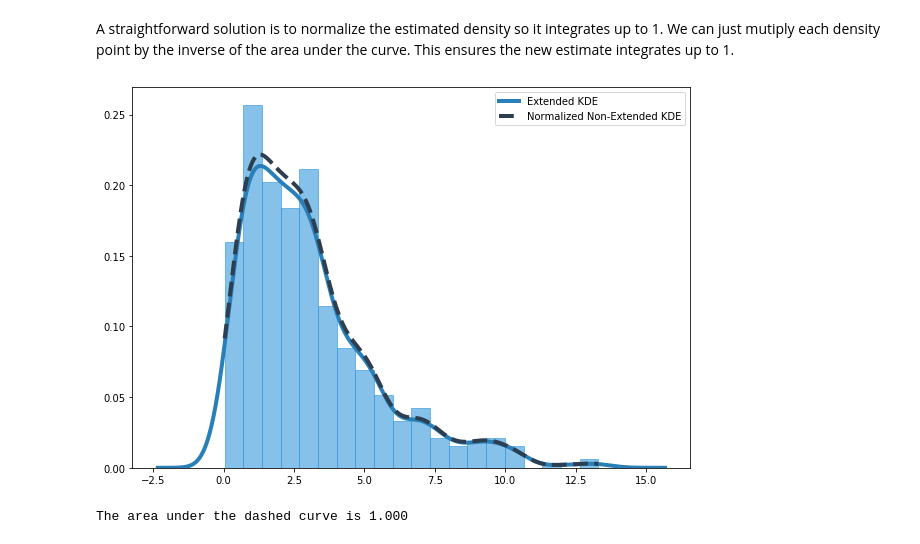
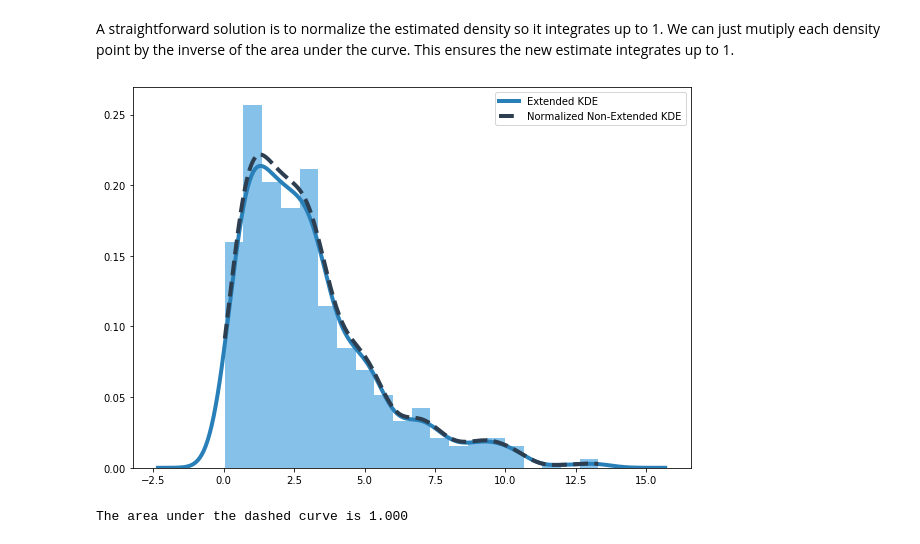
Before and after one commit to tomicapretto/density_estimation, a Jupyter notebook: notebooks/02_boundary_issues.ipynb, the cells around one changed output. Drawn from its saved outputs; the diff is of its cells as text; code cells hidden in the pictures.

```diff
--- a/notebooks/02_boundary_issues.ipynb
+++ b/notebooks/02_boundary_issues.ipynb
@@ -56,16 +52,13 @@ A straightforward solution is to normalize the estimated density so it integrate
 # %%
 y_next = y_next * (1 / dashed_area)
 # %%
-plt.plot(x_ext, y_ext, linewidth=4, color=DARK_BLUE,
-         label="Extended KDE")
-plt.plot(x_next, y_next, linewidth=4, linestyle="--", color=NIGHT_BLUE,
-         label="Normalized Non-Extended KDE")
-plt.hist(rvs, density=True, bins=20, alpha=0.6, Color=BLUE)
+plt.plot(x_ext, y_ext, lw=4, c=DARK_BLUE, label="Extended KDE")
+plt.plot(x_next, y_next, lw=4, ls="--", c=NIGHT_BLUE, label="Normalized Non-Extended KDE")
+plt.hist(rvs, density=True, bins=20, alpha=0.6, color=BLUE)
 
-plt.legend()
-plt.show()
+plt.legend();
 # %% [output]
-[figure, old version]
+[figure, new version]
 # %%
 print(f"The area under the dashed curve is {simps(y_next, x_next):.3f}")
 # %% [output]
```
Also changed, not shown: parts of 13 cells of this notebook, 3 other files.
